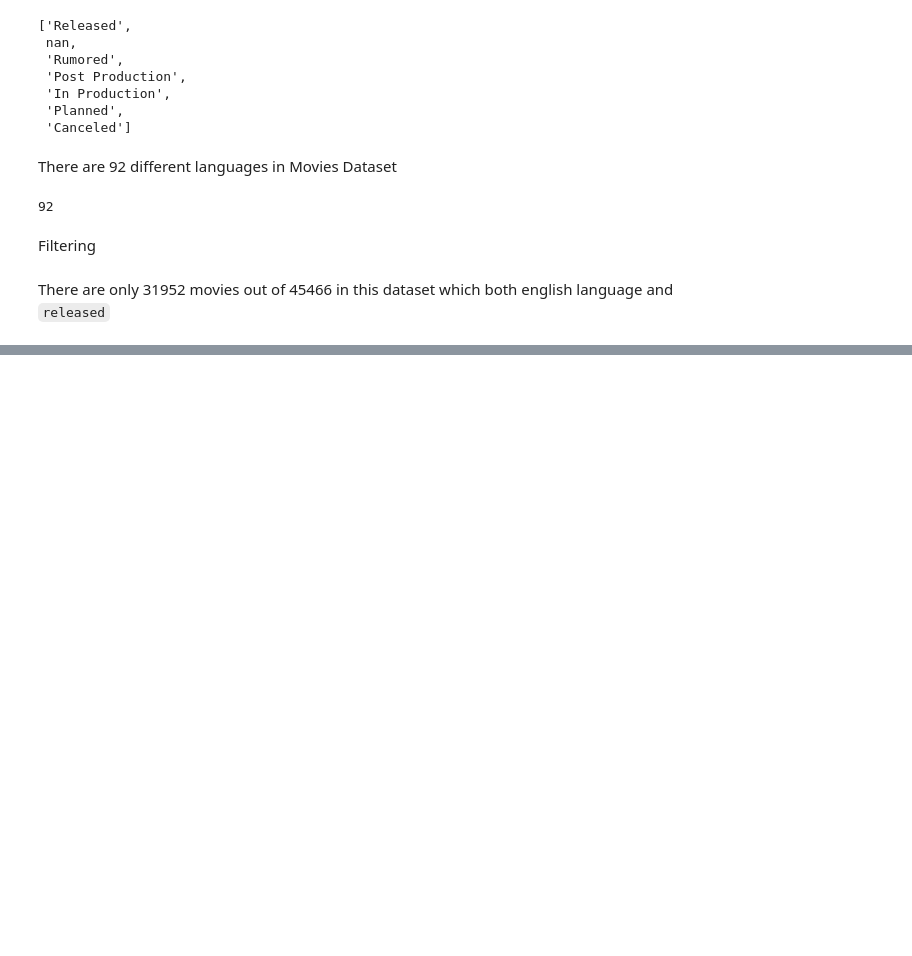
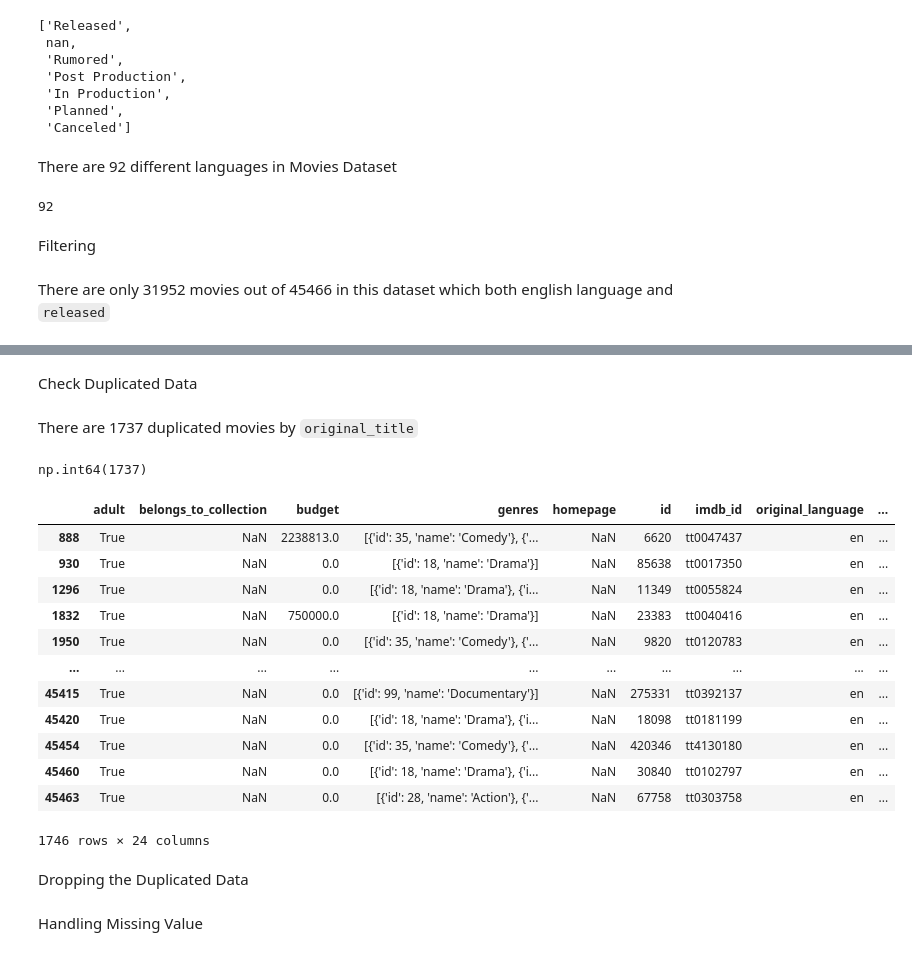
Before and after one commit to berubob/movie-analytics-ds, a Jupyter notebook: movie analytics.ipynb, the cells around one changed output, grey strips where cells are left out. Drawn from its saved outputs; the diff is of its cells as text; code cells hidden in the pictures; blank space fills up the shorter version.

Commit message:
feat: Checking Duplicated Value, Dropping the Duplicated Value, Handling Missing Values

```diff
--- a/movie analytics.ipynb
+++ b/movie analytics.ipynb
@@ -285,4 +285,4 @@ Filtering
 # %% [markdown]
 There are only 31952 movies out of 45466 in this dataset which both english language and ``released``
 # %%
-movies_data[(movies_data["original_language"] == "en") & (movies_data["status"] == "Released")]
+english_released_movie = movies_data[(movies_data["original_language"] == "en") & (movies_data["status"] == "Released")]
@@ -304,0 +306,26 @@ Sorting
+# %% [markdown]
+Check Duplicated Data
+# %% [markdown]
+There are 1737 duplicated movies by ``original_title``
+# %%
+english_released_movie.duplicated(subset = "original_title").sum()
+# %% [output]
+np.int64(1737)
+# %%
+english_released_movie[english_released_movie.duplicated(subset = "original_title")]
+# %% [output]
+|  | adult | belongs_to_collection | budget | genres | homepage | id | imdb_id | original_language | ... |
+| 888 | True | NaN | 2238813.0 | [{'id': 35, 'name': 'Comedy'}, {'... | NaN | 6620 | tt0047437 | en | ... |
+| 930 | True | NaN | 0.0 | [{'id': 18, 'name': 'Drama'}] | NaN | 85638 | tt0017350 | en | ... |
+| 1296 | True | NaN | 0.0 | [{'id': 18, 'name': 'Drama'}, {'i... | NaN | 11349 | tt0055824 | en | ... |
+| 1832 | True | NaN | 750000.0 | [{'id': 18, 'name': 'Drama'}] | NaN | 23383 | tt0040416 | en | ... |
+| 1950 | True | NaN | 0.0 | [{'id': 35, 'name': 'Comedy'}, {'... | NaN | 9820 | tt0120783 | en | ... |
+| ... | ... | ... | ... | ... | ... | ... | ... | ... | ... |
+| 45415 | True | NaN | 0.0 | [{'id': 99, 'name': 'Documentary'}] | NaN | 275331 | tt0392137 | en | ... |
+| 45420 | True | NaN | 0.0 | [{'id': 18, 'name': 'Drama'}, {'i... | NaN | 18098 | tt0181199 | en | ... |
+| 45454 | True | NaN | 0.0 | [{'id': 35, 'name': 'Comedy'}, {'... | NaN | 420346 | tt4130180 | en | ... |
+| 45460 | True | NaN | 0.0 | [{'id': 18, 'name': 'Drama'}, {'i... | NaN | 30840 | tt0102797 | en | ... |
+| 45463 | True | NaN | 0.0 | [{'id': 28, 'name': 'Action'}, {'... | NaN | 67758 | tt0303758 | en | ... |
+1746 rows × 24 columns
+# %% [markdown]
+Dropping the Duplicated Data
@@ -304,0 +334,2 @@ Sorting
+# %% [markdown]
+Handling Missing Value
```
Also changed, not shown: parts of 8 cells of this notebook.
